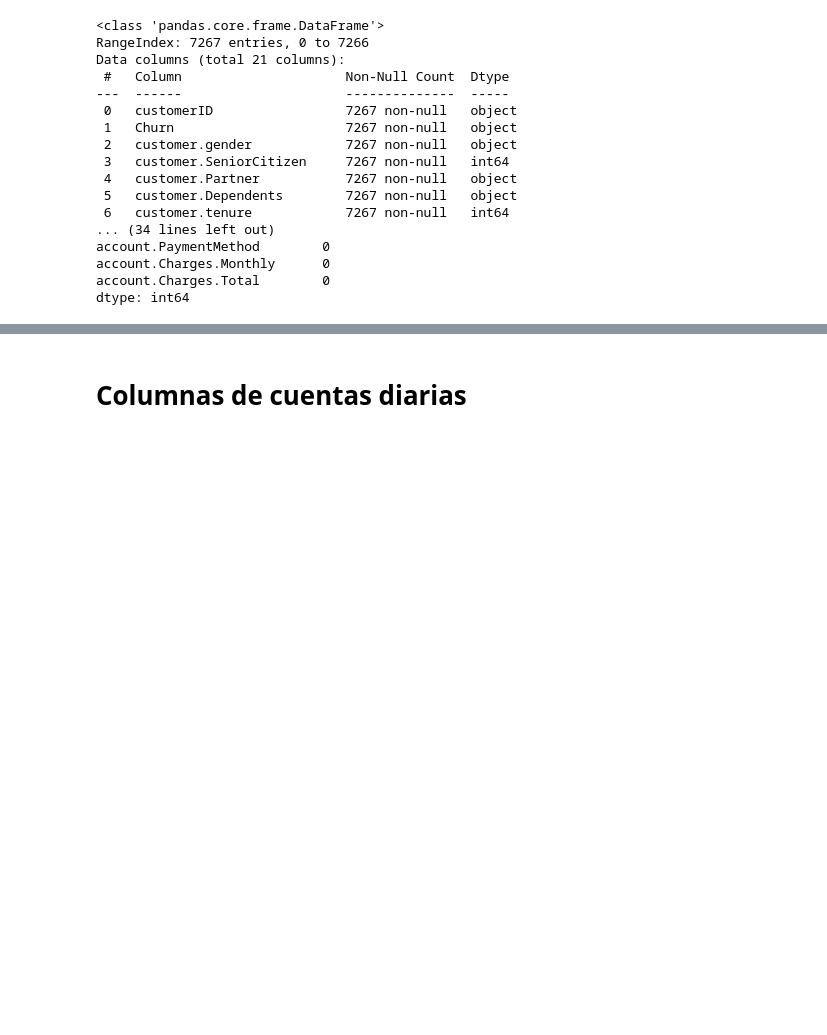
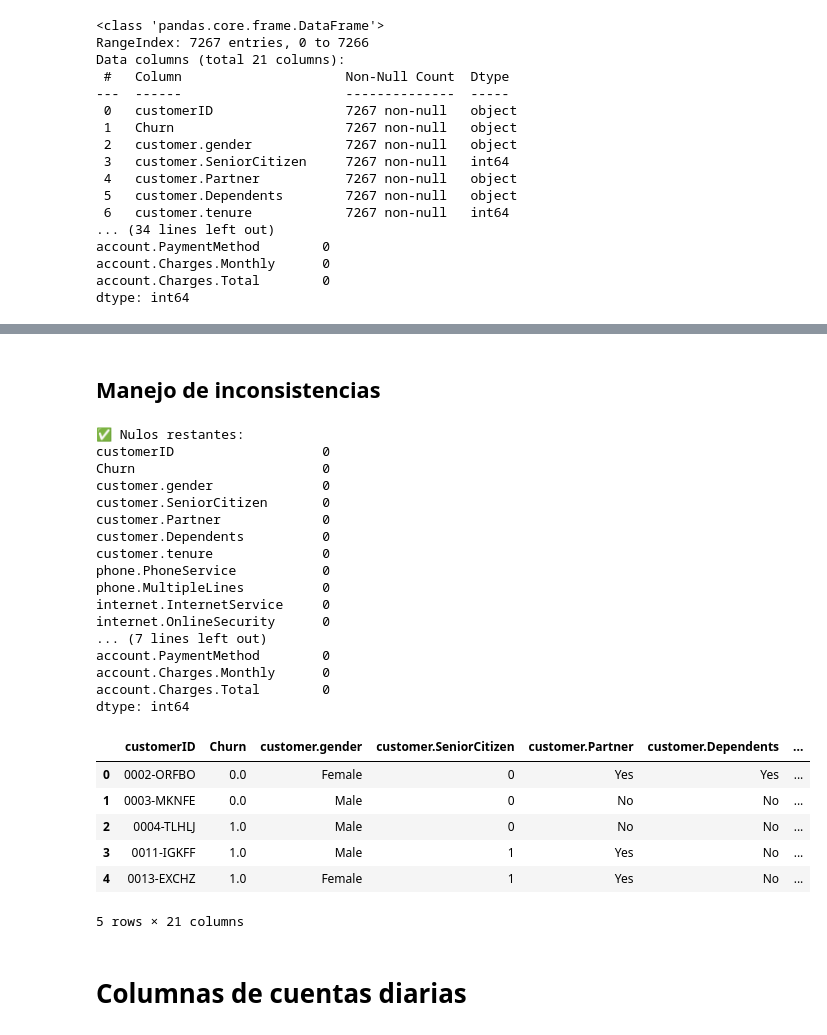
Before and after one commit to SandraQA69/ChalengeOneDataScience, a Jupyter notebook: Version2_Chalenge_TelecomX.ipynb, the cells around one changed output, grey strips where cells are left out. Cells and saved outputs as stored; diff of their text form; code cells hidden in the pictures; blank space fills up the shorter version.

```diff
--- a/Version2_Chalenge_TelecomX.ipynb
+++ b/Version2_Chalenge_TelecomX.ipynb
@@ -112,3 +169,72 @@ plt.show()
+# %% [markdown]
+## Manejo de inconsistencias
+# %%
+import pandas as pd
+import json
+
+# --- Cargar JSON y normalizar ---
+with open('/TelecomX_Data.json') as f:
+    data = json.load(f)
+
+df = pd.json_normalize(data)
+
+# --- Conversión de tipos ---
+df['account.Charges.Total'] = pd.to_numeric(df['account.Charges.Total'], errors='coerce')
+df['Churn'] = df['Churn'].map({'Yes': 1, 'No': 0})  # Convertir a 1/0
+
+# --- Limpieza de valores especiales ---
+servicio_cols = [
+    'internet.OnlineSecurity', 'internet.OnlineBackup',
+    'internet.DeviceProtection', 'internet.TechSupport',
+    'internet.StreamingTV', 'internet.StreamingMovies',
+    'phone.MultipleLines'
+]
+
+# Reemplazar valores como "No internet service" por "No"
+for col in servicio_cols:
+    df[col] = df[col].replace({'No internet service': 'No', 'No phone service': 'No'})
+
+# --- Manejo de valores nulos ---
+# 1. Eliminar registros sin información de churn
+df = df.dropna(subset=['Churn'])
+
+# 2. Rellenar valores nulos en 'Total Charges' solo si tenure = 0
+df['account.Charges.Total'] = df.apply(
+    lambda row: 0 if pd.isna(row['account.Charges.Total']) and row['customer.tenure'] == 0 else row['account.Charges.Total'],
+    axis=1
+)
+
+# Verificar nuevamente nulos
+print("✅ Nulos restantes:")
+print(df.isnull().sum())
+
+# Mostrar dataset limpio
+df.head()
+# %% [output]
+✅ Nulos restantes:
+customerID                   0
+Churn                        0
+customer.gender              0
+customer.SeniorCitizen       0
+customer.Partner             0
+customer.Dependents          0
+customer.tenure              0
+phone.PhoneService           0
+phone.MultipleLines          0
+internet.InternetService     0
+internet.OnlineSecurity      0
+... (7 lines left out)
+account.PaymentMethod        0
+account.Charges.Monthly      0
+account.Charges.Total        0
+dtype: int64
+|  | customerID | Churn | customer.gender | customer.SeniorCitizen | customer.Partner | customer.Dependents | ... |
+| 0 | 0002-ORFBO | 0.0 | Female | 0 | Yes | Yes | ... |
+| 1 | 0003-MKNFE | 0.0 | Male | 0 | No | No | ... |
+| 2 | 0004-TLHLJ | 1.0 | Male | 0 | No | No | ... |
+| 3 | 0011-IGKFF | 1.0 | Male | 1 | Yes | No | ... |
+| 4 | 0013-EXCHZ | 1.0 | Female | 1 | Yes | No | ... |
+5 rows × 21 columns
 # %% [markdown]
 # Columnas de cuentas diarias
 # %%
```
Also changed, not shown: parts of 15 cells of this notebook.
